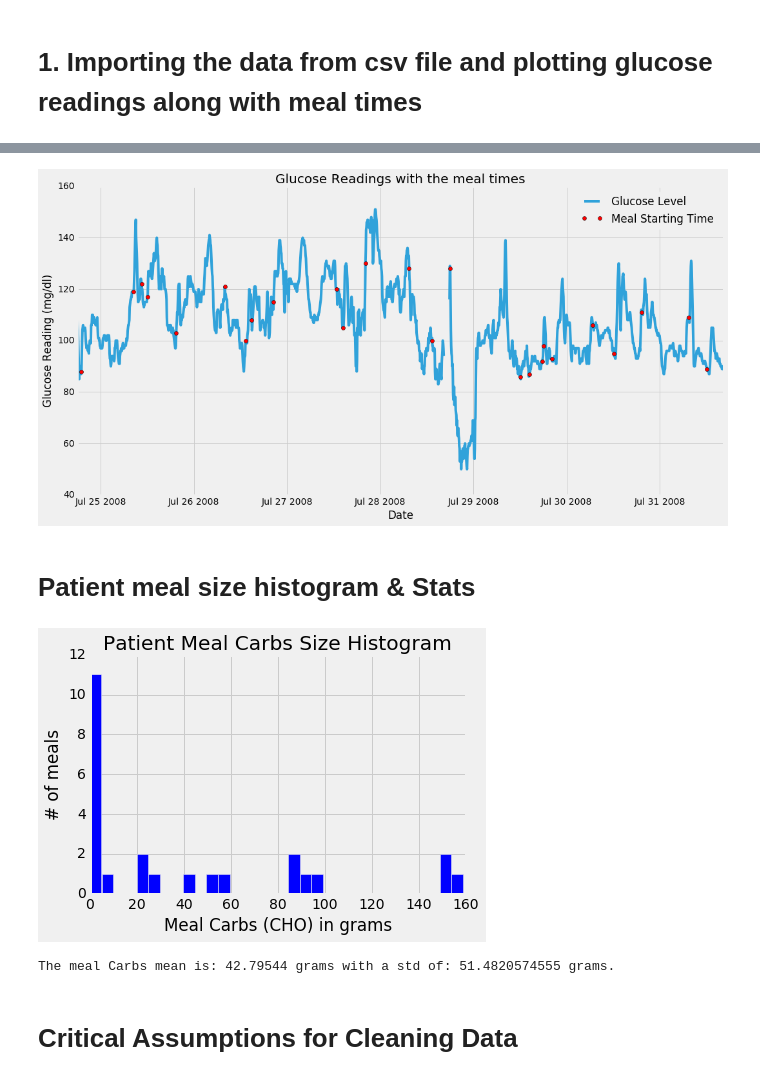
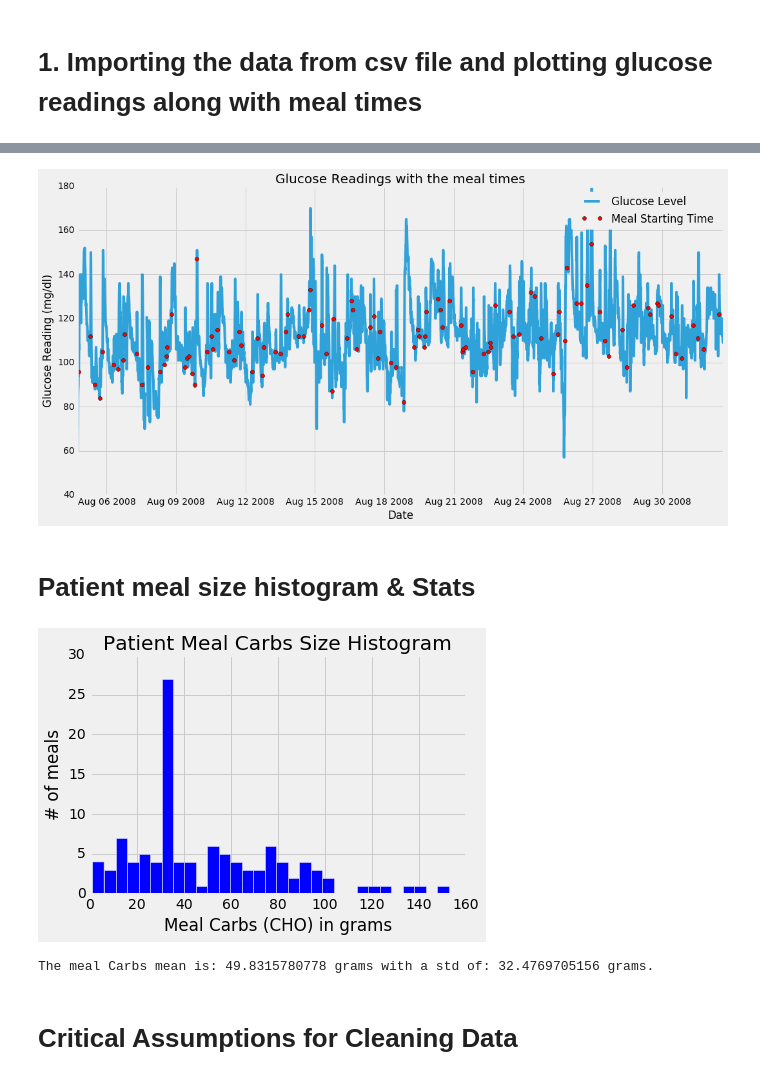
Before and after one commit to SalChem/Diabetic-Project, a Jupyter notebook: Complete Data Cleaning.ipynb, the cells around one changed output, grey strips where cells are left out. Saved outputs shown, nothing was run; the diff lists cells and outputs as text; code cells hidden in the pictures.

```diff
--- a/Complete Data Cleaning.ipynb
+++ b/Complete Data Cleaning.ipynb
@@ -26,7 +26,7 @@ _FIG_DIR = r'C:\Users\engadmin\Desktop\Diabetes  Project Code\figures'
 if not os.path.exists(_FIG_DIR):
     os.makedirs(_FIG_DIR)
 
-_GULCOSE_DATA_PATH = os.path.join(_DATA_DIR, 'P3.csv')
+_GULCOSE_DATA_PATH = os.path.join(_DATA_DIR, 'P4.csv')
 fields = ["Date", "mg/dL", "CHO (g)", "Fat (g)", "Protein (g)"]
 df_P1 = pd.read_csv(_GULCOSE_DATA_PATH, parse_dates=['Date'], usecols = fields) #read and prase Date col as dataTimes object
 df_P1 = df_P1.sort(['Date'])
@@ -134,4 +134,4 @@ Some of the successive meal readings are redundant and stand for one meal only
-[figure, old version]
+[figure, new version]
 # %% [markdown]
 # Patient meal size histogram & Stats
 # %%
@@ -145,8 +145,8 @@ plt.show()
 
 print "The meal Carbs mean is:", np.mean(df_P1_meals['CHO (g)']), "grams with a std of:", np.std(df_P1_meals['CHO (g)']), "grams."
 # %% [output]
-[figure, old version]
+[figure, new version]
-The meal Carbs mean is: 42.79544 grams with a std of: 51.4820574555 grams.
+The meal Carbs mean is: 49.8315780778 grams with a std of: 32.4769705156 grams.
 # %% [markdown]
 # Critical Assumptions for Cleaning Data
 # %% [markdown]
```
Also changed, not shown: parts of 14 cells of this notebook.
